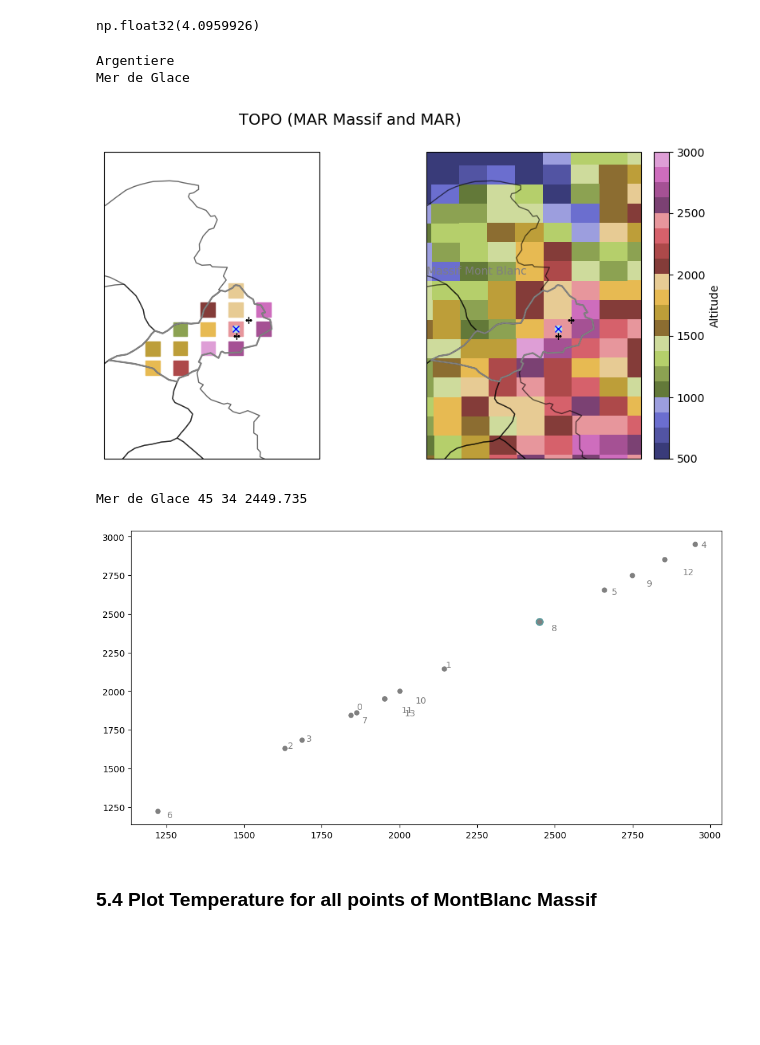
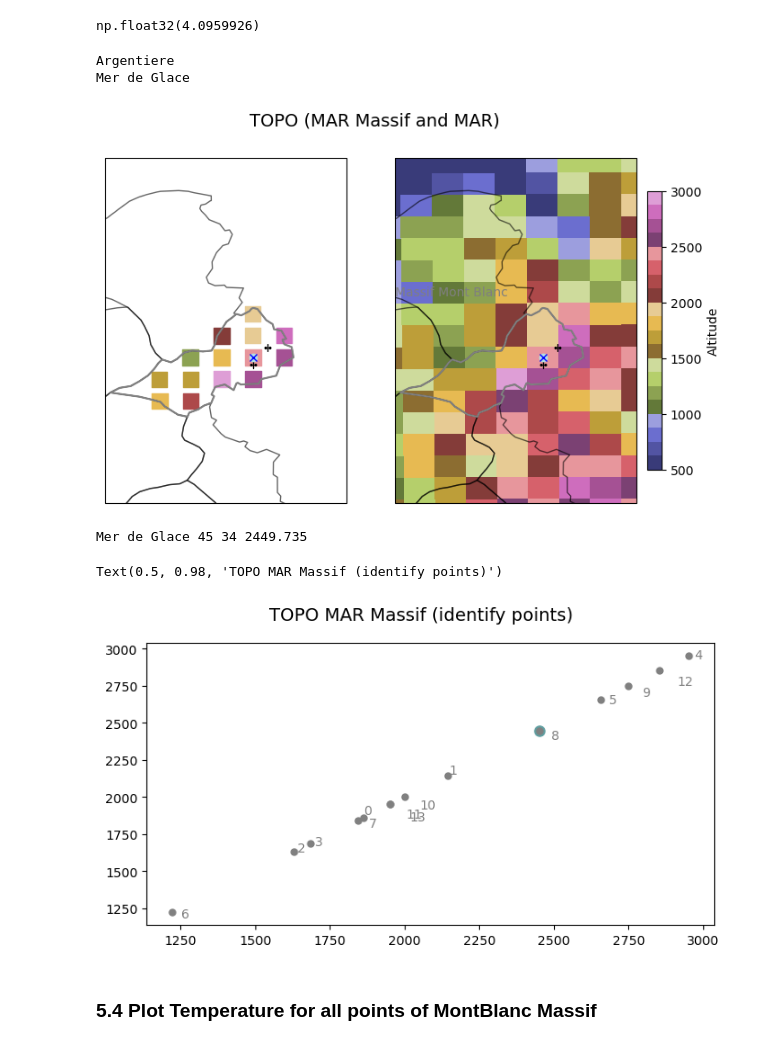
Before and after one commit to vpeyaud/MAR_GCMs, a Jupyter notebook: 3-Temp_MPI_SSP245_Trend_v4.ipynb, the cells around one changed output. Cells and saved outputs as stored; diff of their text form; code cells hidden in the pictures; blank space fills up the shorter version.

```diff
--- a/3-Temp_MPI_SSP245_Trend_v4.ipynb
+++ b/3-Temp_MPI_SSP245_Trend_v4.ipynb
@@ -1341,7 +1341,7 @@ vmin_scale=500
 vmax_scale=3000
 # %%
 # Plot TOPO for GCM and MAR
-fig, axs = plt.subplots(nrows=1, ncols=2,figsize=(10, 5),
+fig, axs = plt.subplots(nrows=1, ncols=2,figsize=(9, 5),
     subplot_kw={'projection': proj}, dpi=quality #constrained_layout=True,
 )
 
@@ -1462,7 +1462,7 @@ latZoomMin, latZoomMax = 45.5,46.5
 markersize=160
 
 # Plot TOPO for GCM and MAR
-fig, axs = plt.subplots(nrows=1, ncols=2,figsize=(10, 5),
+fig, axs = plt.subplots(nrows=1, ncols=2,figsize=(8, 5),
     subplot_kw={'projection': proj}, dpi=quality #constrained_layout=True,
 )
 
@@ -1517,36 +1517,36 @@ axs[1].add_collection(collection3)
 
 # Plot Mont Blanc in grey
 i_ployg=2
 axs[0].plot(patches[i_ployg].get_xy()[:, 0],patches[i_ployg].get_xy()[:, 1],color='grey')
 axs[1].plot(patches[i_ployg].get_xy()[:, 0],patches[i_ployg].get_xy()[:, 1],color='grey')
 axs[1].text(6.5,46.1,"Massif Mont Blanc",color='gray')
 
 # Plot Arg
 print(glacioClim[0][0])
 axs[0].plot(glacioClim[0][1],glacioClim[0][2],'+',color='k') # lon lat
 axs[1].plot(glacioClim[0][1],glacioClim[0][2],'+',color='k')
 #
 i_inMAR,j_inMAR=glacioClXYM[0][1],glacioClXYM[0][2]
 axs[0].plot(longM[i_inMAR,j_inMAR],latiM[i_inMAR,j_inMAR],'o',color='powderblue') # MAR GRID
 axs[1].plot(longM[i_inMAR,j_inMAR],latiM[i_inMAR,j_inMAR],'o',color='powderblue')
 # Plot MdG
 print(glacioClim[1][0])
 axs[0].plot(glacioClim[1][1],glacioClim[1][2],'+',color='k')
 axs[1].plot(glacioClim[1][1],glacioClim[1][2],'+',color='k')
 #
 i_inMAR,j_inMAR=glacioClXYM[1][1],glacioClXYM[1][2]
 axs[0].plot(longM[i_inMAR,j_inMAR],latiM[i_inMAR,j_inMAR],'x',color='blue') # MAR GRID
 axs[1].plot(longM[i_inMAR,j_inMAR],latiM[i_inMAR,j_inMAR],'x',color='blue')
 
 
 fig.suptitle(f"TOPO (MAR Massif and MAR)", fontsize=14)
 plt.savefig(f"{path_IMG}MARMassif_TOPO_zoom.png")
 # %% [output]
 Argentiere
 Mer de Glace
-[figure, old version]
+[figure, new version]
 # %%
-fig, ax = plt.subplots(1, figsize=(12, 6))
+fig, ax = plt.subplots(1, figsize=(8, 4))
 
 
 
@@ -1558,10 +1558,12 @@ ax.plot(topoMAR[xM, yM],topoMAR[xM, yM],'o',ms=8,color='cadetblue',label=nameM)
 for pt in range(len(inside_points_ij)):
     ax.plot(topoMARMassif[pt],topoMARMassif[pt],'o',color='grey',ms=5)
     ax.text(topoMARMassif[pt]+pt*5,topoMARMassif[pt]-10*(pt-2),f'{pt}',color='grey')
-print()
+
+fig.suptitle(f"TOPO MAR Massif (identify points)", fontsize=14)
 # %% [output]
 Mer de Glace 45 34 2449.735
+Text(0.5, 0.98, 'TOPO MAR Massif (identify points)')
-[figure, old version]
+[figure, new version]
 # %% [markdown]
 ### 5.4 Plot Temperature for all points of MontBlanc Massif
 # %%
```
Also changed, not shown: parts of 2 cells of this notebook, 1 other file.
